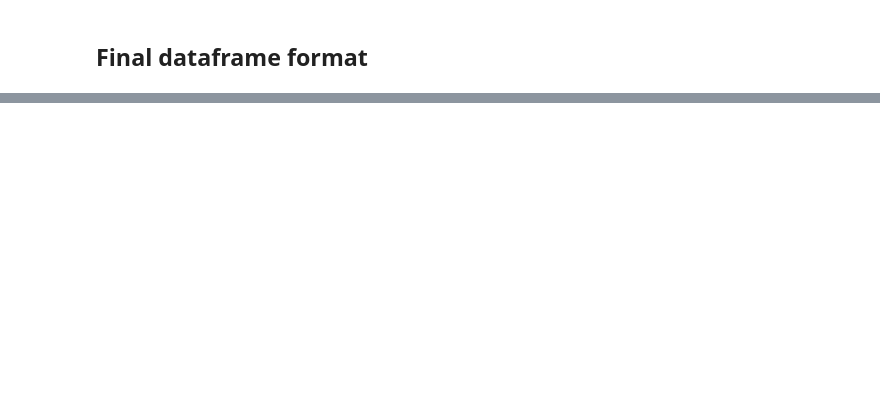
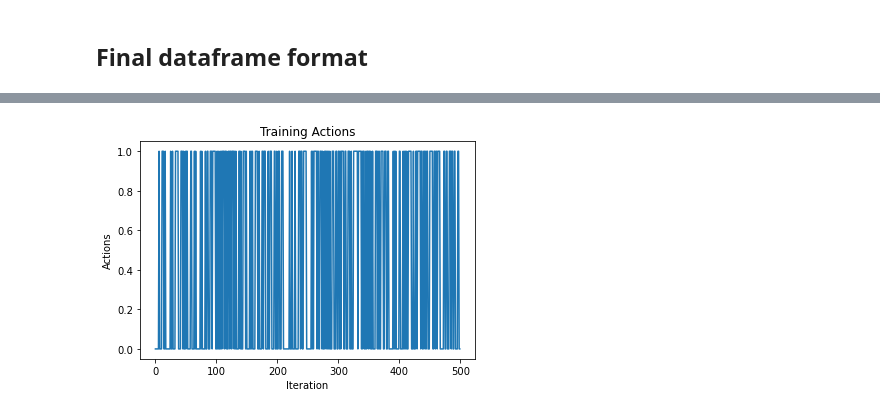
Before and after one commit to satijakritik/fyp22068, a Jupyter notebook: crypto-market-simulator.ipynb, the cells around one changed output, grey strips where cells are left out. Saved outputs shown, nothing was run; the diff lists cells and outputs as text; code cells hidden in the pictures; blank space fills up the shorter version.

```diff
--- a/crypto-market-simulator.ipynb
+++ b/crypto-market-simulator.ipynb
@@ -435,0 +437,9 @@ await twap(1671464378, 1671464378+100, 5, side = "sell", quantity = 1000)
+# %%
+fig, ax = plt.subplots()
+ax.plot(actions)
+ax.set_xlabel('Iteration')
+ax.set_ylabel('Actions')
+ax.set_title(f'Training Actions')
+plt.show()
+# %% [output]
+[figure, added]
```
Also changed, not shown: parts of 33 cells of this notebook, 5 other files.
